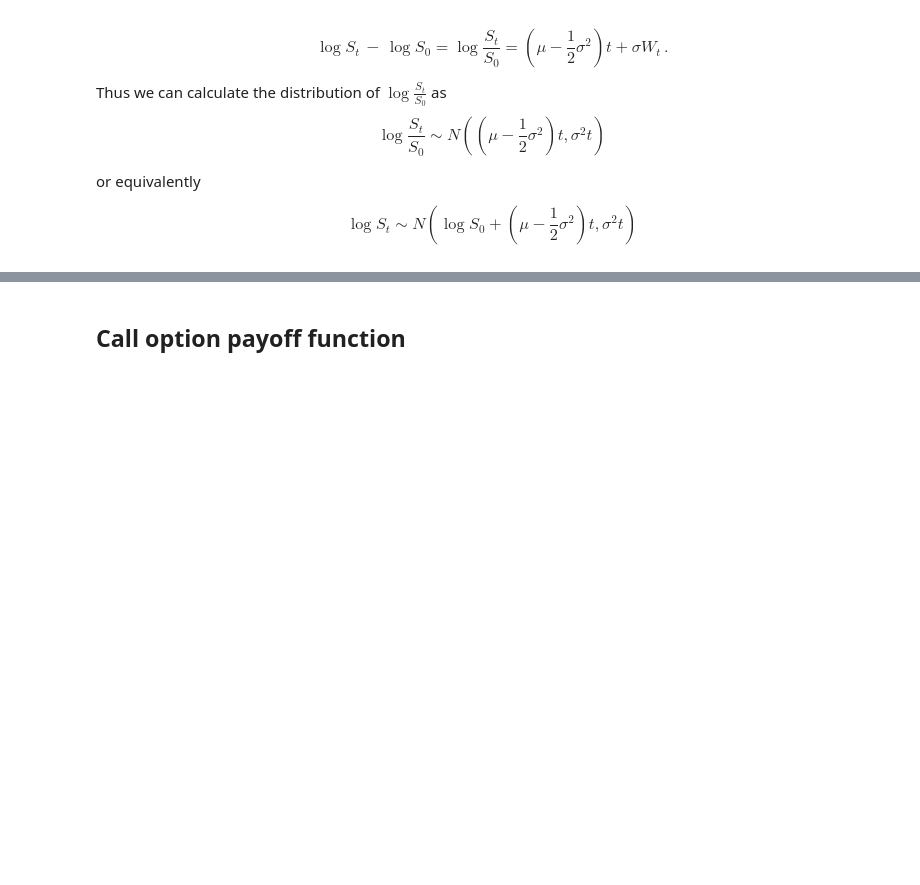
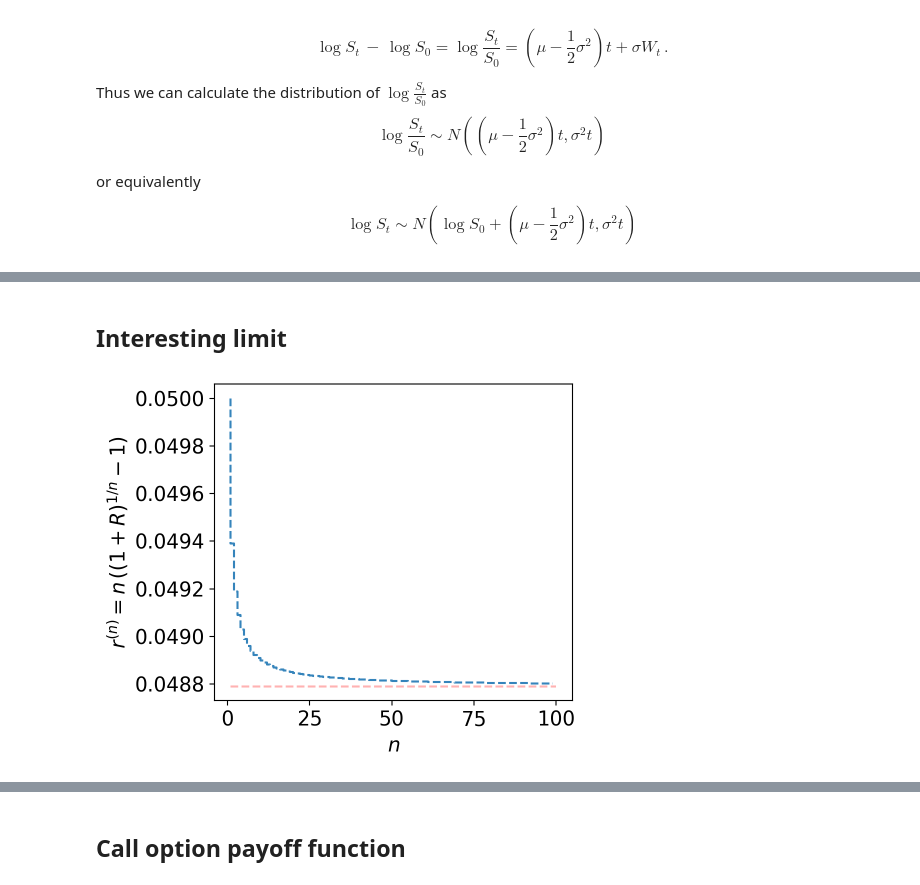
Before and after one commit to leandro-sbetancourt/kcl-continuous-time-finance, a Jupyter notebook: notebooks/Ch5-Continuous-time models.ipynb, the cells around one changed output, grey strips where cells are left out. Drawn from its saved outputs; the diff is of its cells as text; code cells hidden in the pictures; blank space fills up the shorter version.

```diff
--- a/notebooks/Ch5-Continuous-time models.ipynb
+++ b/notebooks/Ch5-Continuous-time models.ipynb
@@ -55,0 +73,23 @@ plt.show()
+# %%
+R = 0.05
+initial_cash = 100
+r_exp = np.log(1+R)
+# %% [markdown]
+## Interesting limit
+# %%
+nmin = 1
+nmax = 100
+n = np.arange(nmin, nmax, 1)
+r_n = n*( (1.+R)**(1./n) - 1)
+# %%
+plt.figure(figsize=(5, 4))
+plt.step(n, r_n, linestyle = '--', alpha = 0.9)
+plt.hlines(y = np.log(1+R), xmin = nmin, xmax=nmax, colors='red', linestyle = '--', alpha = 0.3)
+resolution_value = 50
+plt.xlabel('$n$')
+plt.ylabel('$r^{(n)} =  n\,( (1+R)^{1/n}  -1)$')
+plt.tight_layout()
+plt.savefig('../figures/limit_interest_rate.pdf', format="pdf", dpi=resolution_value)
+plt.show()
+# %% [output]
+[figure, added]
```
Also changed, not shown: parts of 10 cells of this notebook.
